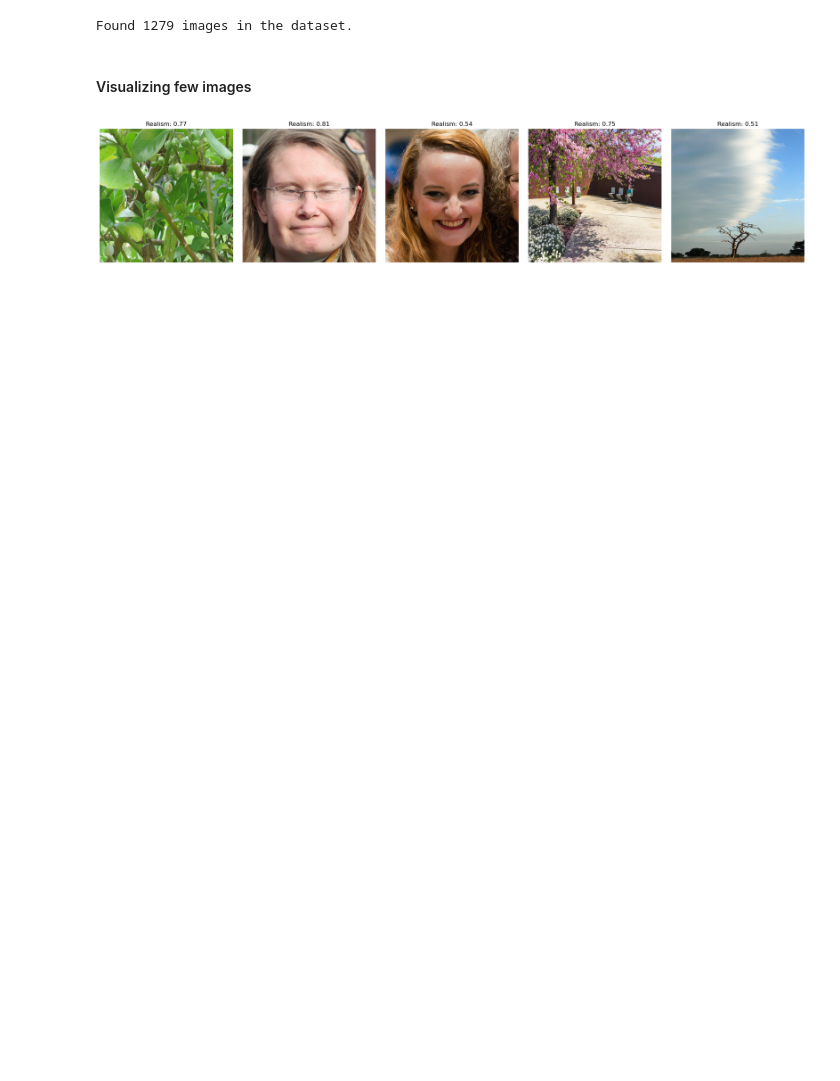
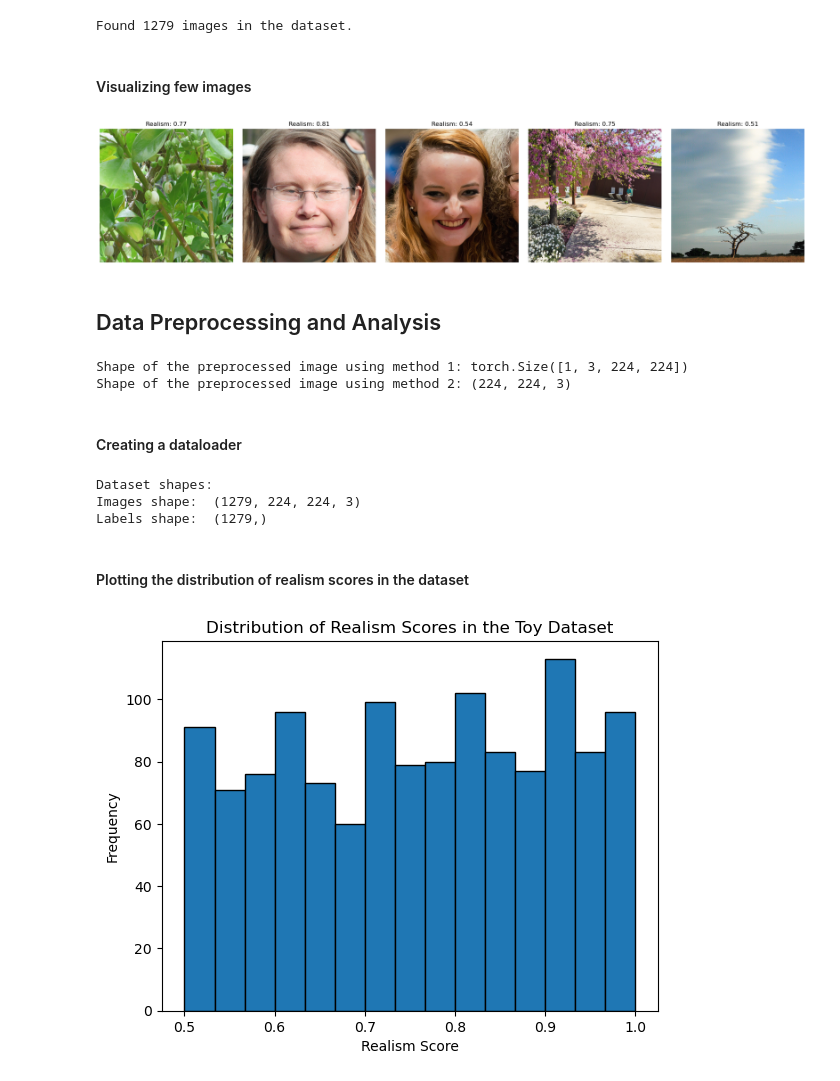
Before and after one commit to ErayOnder/Realistic-Image-Predictor, a Jupyter notebook: RealismPredictor.ipynb, the cells around one changed output. Saved outputs shown, nothing was run; the diff lists cells and outputs as text; code cells hidden in the pictures; blank space fills up the shorter version.

Commit message:
Data preprocessing, analysis and dataset splits

```diff
--- a/RealismPredictor.ipynb
+++ b/RealismPredictor.ipynb
@@ -67,3 +66,62 @@ plt.tight_layout()
 plt.show()
 # %% [output]
 [figure]
+# %% [markdown]
+## Data Preprocessing and Analysis
+# %%
+def preprocess_image_1(image_path, target_size= (224, 224)):
+    image = Image.open(image_path).convert("RGB")
+    transform = transforms.Compose([
+        transforms.Resize(target_size),
+        transforms.ToTensor(),
+        transforms.Normalize(mean=[0.485, 0.456, 0.406], std=[0.229, 0.224, 0.225])
+    ])
+    return transform(image).unsqueeze(0)
+
+def preprocess_image_2(image_path, target_size= (224, 224)):
+    image = Image.open(image_path).convert("RGB")
+    image = image.resize(target_size)
+    image_array = np.array(image, dtype=np.float32) / 255
+    return image_array
+
+test_image_path = image_paths[0]
+test_image_1 = preprocess_image_1(test_image_path)
+test_image_2 = preprocess_image_2(test_image_path)
+print("Shape of the preprocessed image using method 1:", test_image_1.shape)
+print("Shape of the preprocessed image using method 2:", test_image_2.shape)
+# %% [output]
+Shape of the preprocessed image using method 1: torch.Size([1, 3, 224, 224])
+Shape of the preprocessed image using method 2: (224, 224, 3)
+# %% [markdown]
+#### Creating a dataloader
+# %%
+images = []
+labels = []
+
+for image_path in image_paths:
+    img_array = preprocess_image_2(image_path)
+    images.append(img_array)
+
+    score = extract_realism_score(os.path.basename(image_path))
+    labels.append(score)
+
+images = np.array(images)
+labels = np.array(labels)
+
+print("Dataset shapes:")
+print("Images shape: ", images.shape)
+print("Labels shape: ", labels.shape)
+# %% [output]
+Dataset shapes:
+Images shape:  (1279, 224, 224, 3)
+Labels shape:  (1279,)
+# %% [markdown]
+#### Plotting the distribution of realism scores in the dataset
+# %%
+plt.hist(labels, bins=15, edgecolor='black')
+plt.xlabel('Realism Score')
+plt.ylabel('Frequency')
+plt.title('Distribution of Realism Scores in the Toy Dataset')
+plt.show()
+# %% [output]
+[figure, added]
```
Also changed, not shown: parts of 7 cells of this notebook.
